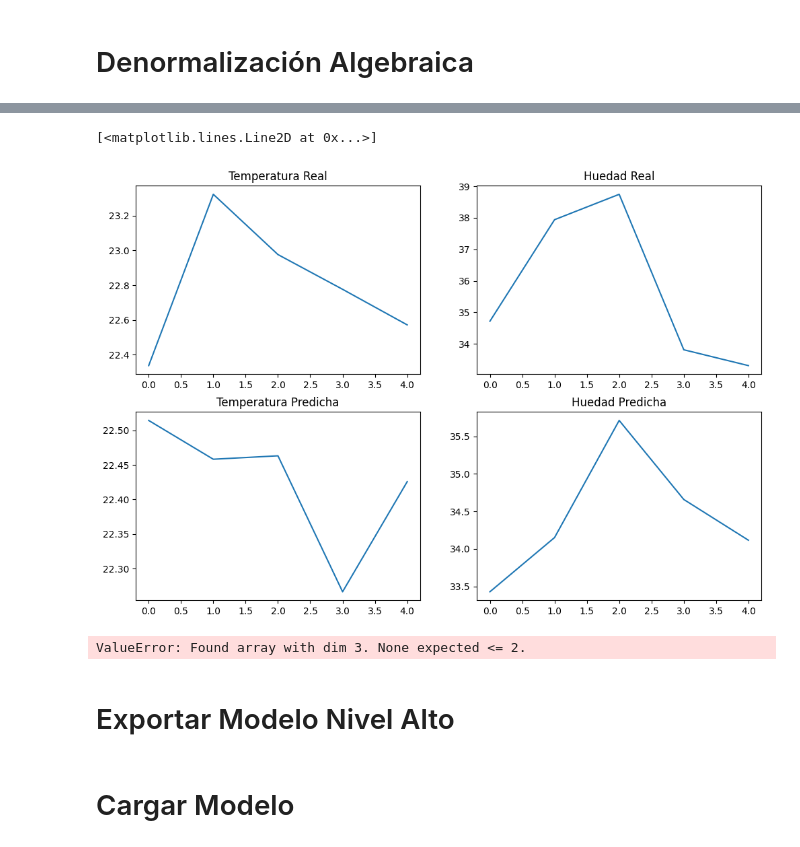
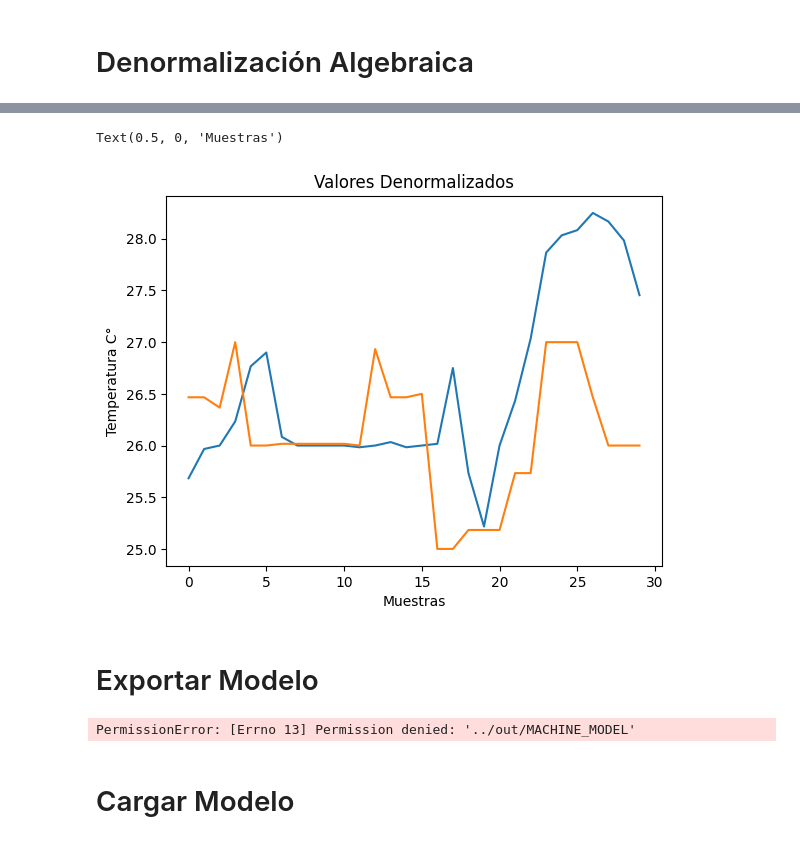
Before and after one commit to njpd57/Solemne-3-Microprocesadores, a Jupyter notebook: src/notebook.ipynb, the cells around one changed output, grey strips where cells are left out. Cells and saved outputs as stored; diff of their text form; code cells hidden in the pictures.

```diff
--- a/src/notebook.ipynb
+++ b/src/notebook.ipynb
@@ -536,39 +336,0 @@ array([[22.33762799, 34.71805556],
-# %%
-fig,axs = plt.subplots(2,2,figsize=(12,8))
-axs[0][0].set_title("Temperatura Real")
-axs[0][0].plot(primera_real[:,0])
-axs[0][1].set_title("Humedad Real")
-axs[0][1].plot(primera_real[:,1])
-
-axs[1][0].set_title("Temperatura Predicha")
-axs[1][0].plot(primera_muestra[:,0])
-axs[1][1].set_title("Humedad Predicha")
-axs[1][1].plot(primera_muestra[:,1])
-# %% [output]
-[<matplotlib.lines.Line2D at 0x...>]
-[figure, removed]
-# %%
-"""
-res*diff(range(Ali))+min(Ali)? That's not really a coding question, though, ... more algebra.
-
-It is the inverse of the transformation you applied (Ali - min(Ali))/diff(range(Ali)), unless I made an error. You may have to save ranges and mins for each row or column or whatever you're normalizing here. –
-Frank
-Commented Sep 19, 2013 at 18:58 ""
-"
-"""
-
-
-predicted_values_inverse = target_scaler.inverse_transform(y_pred)
-y_test_inverse = target_scaler.inverse_transform(y_test)
-
-dinv = {
-    'Predicted_Temp': predicted_values_inverse[:, 0],
-    'Predicted_Humidity': predicted_values_inverse[:, 1],
-    'Actual_Temp': y_test_inverse[:, 0],
-    'Actual_Humidity': y_test_inverse[:, 1],
-}
-
-dinv = pd.DataFrame(dinv)
-dinv.index = df.index[-len(y_test_inverse):]  # Assigning the correct date index
-# %% [output]
-ValueError: Found array with dim 3. None expected <= 2.
@@ -590,3 +337,15 @@ plt.show()
+# %%
+temperaturas = target_scaler.inverse_transform(y_test.values.reshape(-1,1))
+prediccion = target_scaler.inverse_transform(y_pred.values.reshape(-1,1))
+# %%
+plt.plot(temperaturas)
+plt.plot(prediccion)
+plt.title("Valores Denormalizados")
+plt.ylabel("Temperatura C°")
+plt.xlabel("Muestras")
+# %% [output]
+Text(0.5, 0, 'Muestras')
+[figure, added]
 # %% [markdown]
-# Exportar Modelo Nivel Alto
+# Exportar Modelo
 # %%
@@ -596,4 +353,6 @@ LITE_MODEL_PATH = "../out/LITE_MODEL"
 # %%
-model.save(H_MODEL_PATH)
+joblib.dump(model,MACHINE_MODEL_PATH,compress=3)
+# %% [output]
+PermissionError: [Errno 13] Permission denied: '../out/MACHINE_MODEL'
 # %% [markdown]
 # Cargar Modelo
```
Also changed, not shown: parts of 44 cells of this notebook, 23 other files.
